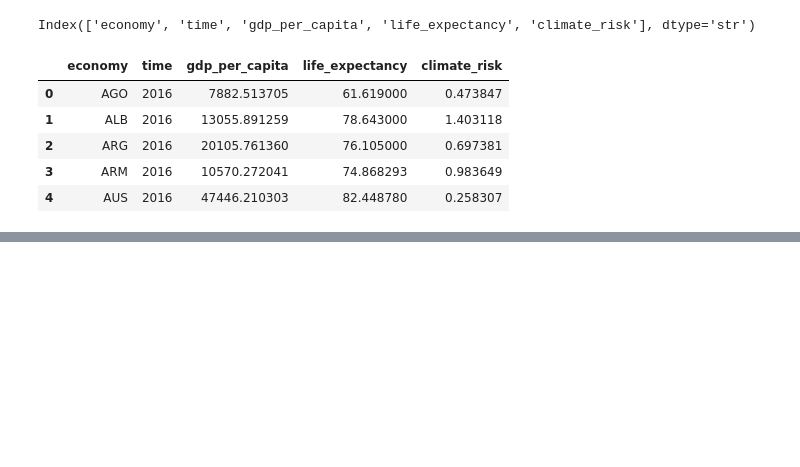
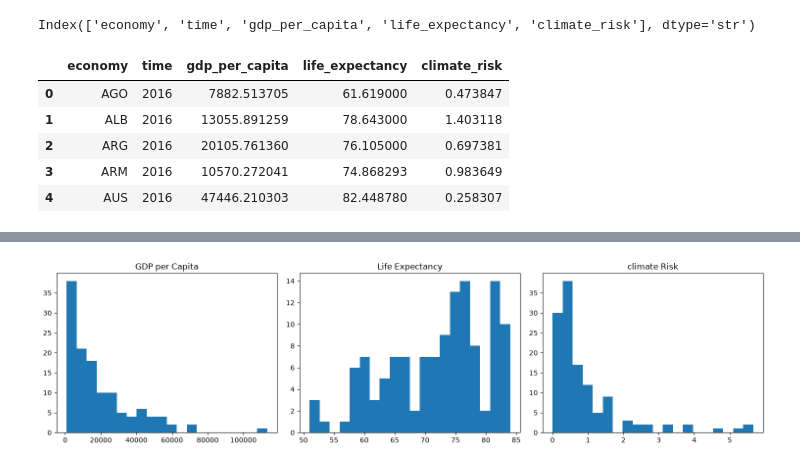
Before and after one commit to ambriapearce/life_expectancy_climate_risk, a Jupyter notebook: climate_risk.ipynb, the cells around one changed output, grey strips where cells are left out. Drawn from its saved outputs; the diff is of its cells as text; code cells hidden in the pictures; blank space fills up the shorter version.

Commit message:
Explore and analyse the data
Look at distributions and scatter plots.
Conduct a correlation analysis.

```diff
--- a/climate_risk.ipynb
+++ b/climate_risk.ipynb
@@ -714,0 +728,19 @@ merged_2016.head()
+# %%
+# histogram
+
+import matplotlib.pyplot as plt
+fig, axes = plt.subplots(1,3, figsize = (15, 4))
+
+axes[0].hist(merged_2016['gdp_per_capita'], bins = 20)
+axes[0].set_title('GDP per Capita')
+
+axes[1].hist(merged_2016['life_expectancy'], bins = 20)
+axes[1].set_title('Life Expectancy')
+
+axes[2].hist(merged_2016['climate_risk'], bins = 20)
+axes[2].set_title('climate Risk')
+
+plt.tight_layout()
+plt.show()
+# %% [output]
+[figure, added]
```
Also changed, not shown: parts of 5 cells of this notebook.
